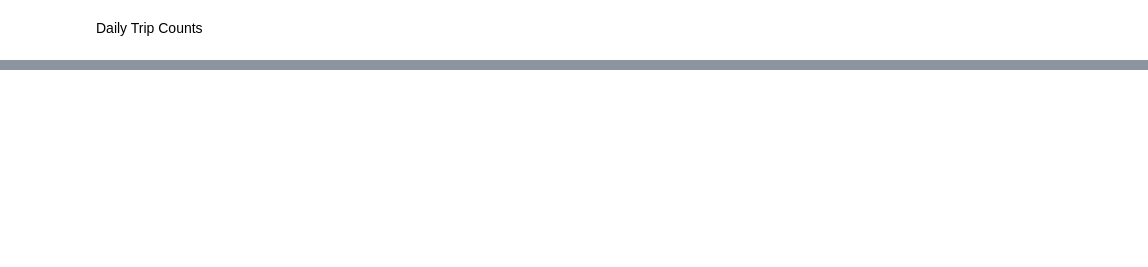
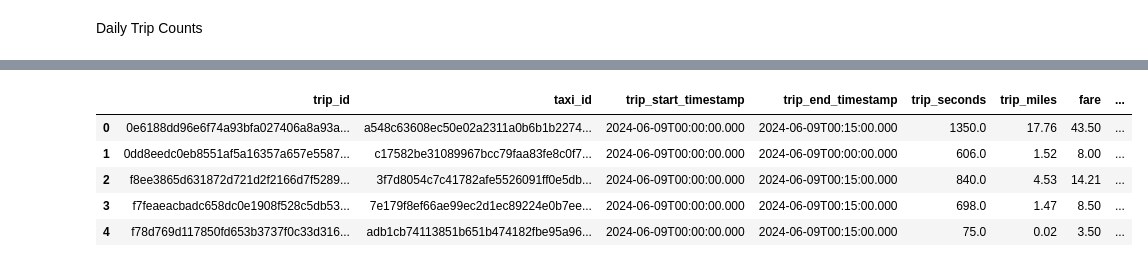
Before and after one commit to goga11111/Python_DE, a Jupyter notebook: 08_local_visualisations.ipynb, the cells around one changed output, grey strips where cells are left out. Drawn from its saved outputs; the diff is of its cells as text; code cells hidden in the pictures; blank space fills up the shorter version.

```diff
--- a/08_local_visualisations.ipynb
+++ b/08_local_visualisations.ipynb
@@ -193,0 +204,9 @@ NameError: name 'trips_per_weekday' is not defined
+# %%
+trips_full.head()
+# %% [output]
+|  | trip_id | taxi_id | trip_start_timestamp | trip_end_timestamp | trip_seconds | trip_miles | fare | ... |
+| 0 | 0e6188dd96e6f74a93bfa027406a8a93a... | a548c63608ec50e02a2311a0b6b1b2274... | 2024-06-09T00:00:00.000 | 2024-06-09T00:15:00.000 | 1350.0 | 17.76 | 43.50 | ... |
+| 1 | 0dd8eedc0eb8551af5a16357a657e5587... | c17582be31089967bcc79faa83fe8c0f7... | 2024-06-09T00:00:00.000 | 2024-06-09T00:00:00.000 | 606.0 | 1.52 | 8.00 | ... |
+| 2 | f8ee3865d631872d721d2f2166d7f5289... | 3f7d8054c7c41782afe5526091ff0e5db... | 2024-06-09T00:00:00.000 | 2024-06-09T00:15:00.000 | 840.0 | 4.53 | 14.21 | ... |
+| 3 | f7feaeacbadc658dc0e1908f528c5db53... | 7e179f8ef66ae99ec2d1ec89224e0b7ee... | 2024-06-09T00:00:00.000 | 2024-06-09T00:15:00.000 | 698.0 | 1.47 | 8.50 | ... |
+| 4 | f78d769d117850fd653b3737f0c33d316... | adb1cb74113851b651b474182fbe95a96... | 2024-06-09T00:00:00.000 | 2024-06-09T00:15:00.000 | 75.0 | 0.02 | 3.50 | ... |
```
Also changed, not shown: parts of 15 cells of this notebook.
